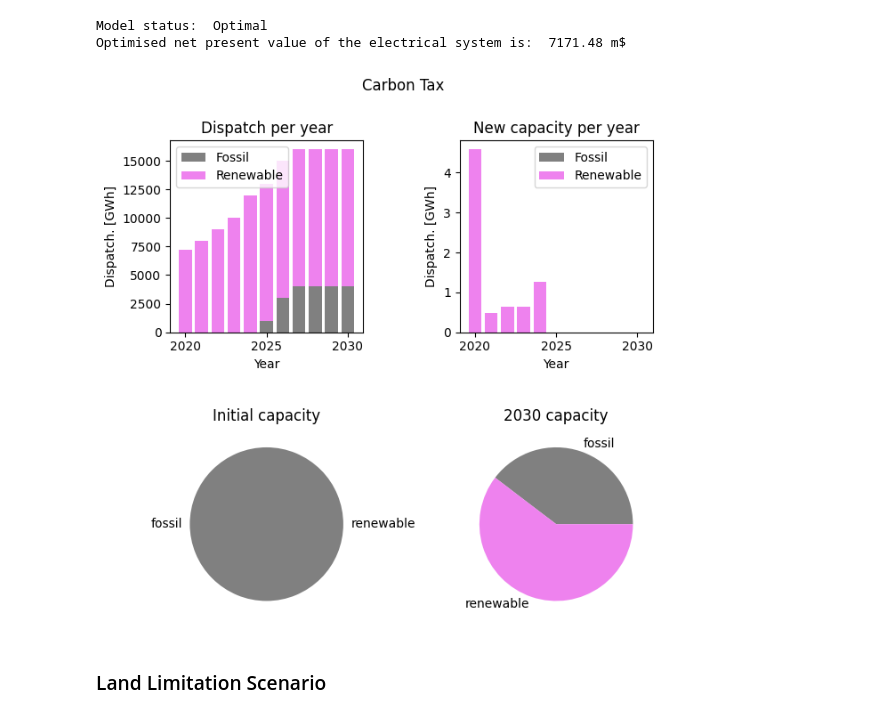
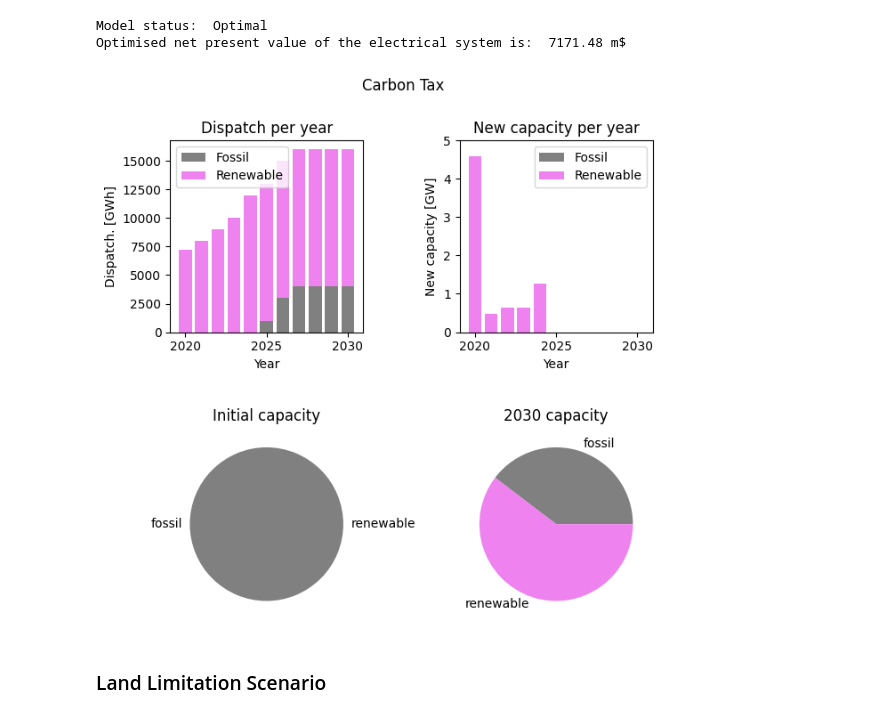
Before and after one commit to RozaliaBuzova/single-region-energy-system-optimisation, a Jupyter notebook: Single_Region_Energy_Model_Local.ipynb, the cells around one changed output. Saved outputs shown, nothing was run; the diff lists cells and outputs as text; code cells hidden in the pictures.

```diff
--- a/Single_Region_Energy_Model_Local.ipynb
+++ b/Single_Region_Energy_Model_Local.ipynb
@@ -462,35 +463,36 @@ ax[0,0].set_xticks([2020, 2025, 2030])
 ax[0,0].legend()
 
 #Top right
 ax[0,1].bar(years, [carbon_new_capacity[('fossil',y)] for y in years], \
        color = 'grey', \
        label = 'Fossil')
 ax[0,1].bar(years, [carbon_new_capacity[('renewable',y)] for y in years], \
        color = 'violet', \
        label = 'Renewable')
 ax[0,1].set_title('New capacity per year')
 ax[0,1].set_xlabel('Year')
-ax[0,1].set_ylabel('Dispatch. [GWh]')
+ax[0,1].set_ylabel('New capacity [GW]')
 ax[0,1].set_xticks([2020, 2025, 2030])
+ax[0,1].set_ylim(top=5)
 ax[0,1].legend()
 
 #Bottom left
 ax[1,0].pie(TechnologiesDataFrame.Initial_Capacity_GW, \
                 labels = technologies, \
                 colors = ['grey', 'violet'])
 ax[1,0].set_title('Initial capacity')
 
 #Bottom right
 ax[1,1].pie([carbon_cumulative_capacity[(t,2030)] for t in technologies], \
                 labels = technologies, \
                 colors = ['grey', 'violet'])
 ax[1,1].set_title('2030 capacity')
 
 plt.subplots_adjust(wspace=0.5, hspace=0.5)
 fig.suptitle('Carbon Tax')
 plt.savefig('images/carbon_tax_summary.png')
 # %% [output]
-[figure, old version]
+[figure, new version]
 # %% [markdown]
 ### Land Limitation Scenario
 # %%
```
Also changed, not shown: parts of 3 cells of this notebook, 4 other files.
